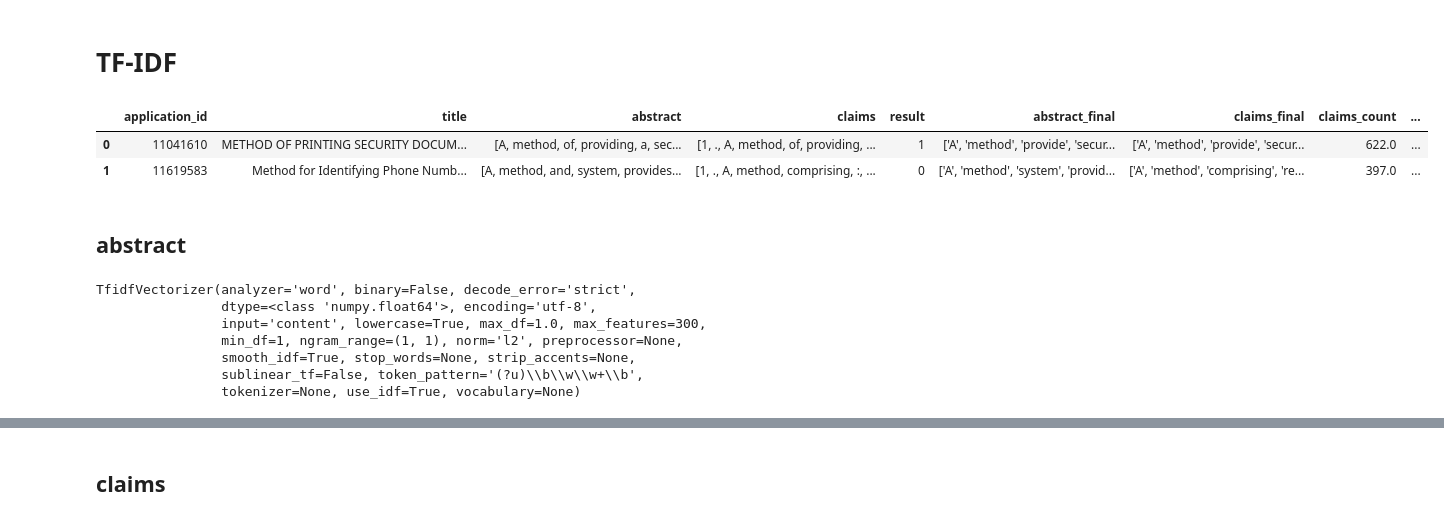
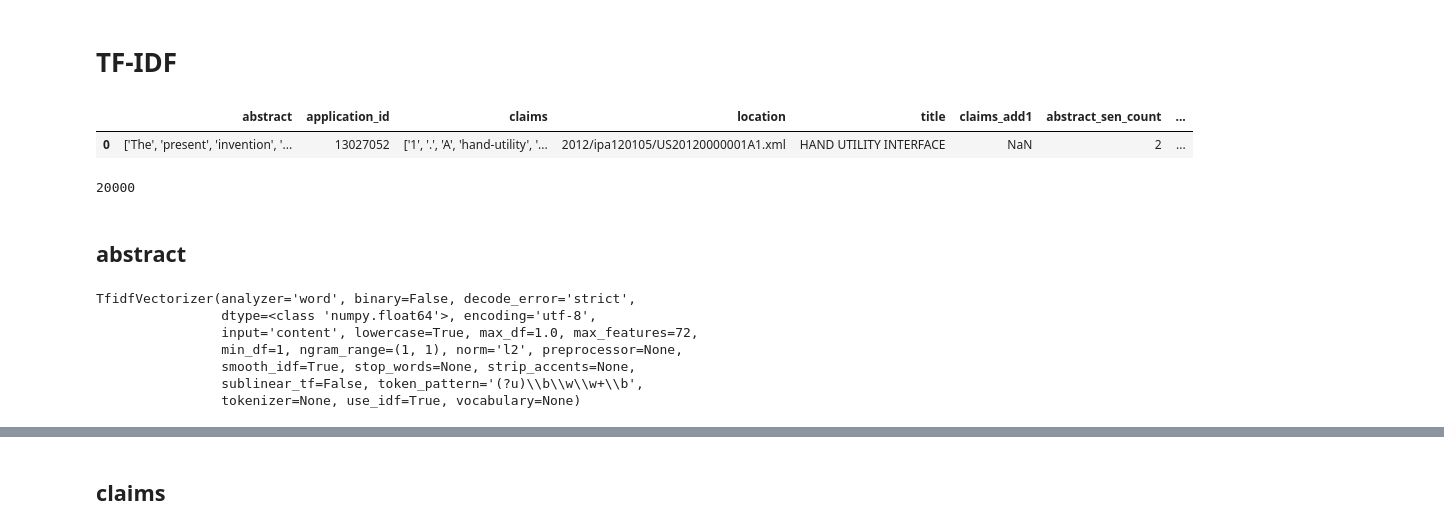
Before and after one commit to Catchy1997/DLPAP, a Jupyter notebook: model_dlpap/Corpus process+TF-IDF vector.ipynb, the cells around one changed output, grey strips where cells are left out. Drawn from its saved outputs; the diff is of its cells as text; code cells hidden in the pictures.

```diff
--- a/model_dlpap/Corpus process+TF-IDF vector.ipynb
+++ b/model_dlpap/Corpus process+TF-IDF vector.ipynb
@@ -21,6 +16,5 @@ from sklearn.metrics import accuracy_score
 # %% [markdown]
 # 文本处理
 # %%
-data = pd.read_excel(
-    r"E:/Pythonworkspace/patent/process_data/sample3_G-06-F-17/textual/patent_text_2010.xlsx", encoding='utf-8')
+data = pd.read_excel(r"/home/hxjiang/Pythonworkspace/patent/sample20000/after_process.xlsx", encoding='utf-8')
 # %%
@@ -37,3 +31,13 @@ len(data)
+# %%
+for index, claims in enumerate(tqdm(data['claims_add1'], ncols=60)):
+    if type(claims) == str:
+        claims = data['claims'][index] + " " + claims
+        data.loc[index, 'claims'] = claims
+# %%
+for index, claims in enumerate(tqdm(data['claims_add2'], ncols=60)):
+    if type(claims) == str:
+        claims = data['claims'][index] + " " + claims
+        data.loc[index, 'claims'] = claims
 # %% [markdown]
 ## 分句
 # %%
@@ -54,7 +58,7 @@ for index, claims in enumerate(tqdm(data['claims'], ncols=70)):
     tokens = sent_tokenize(claims)
     token_list = []
     for token in tokens:
-        if len(token) < 3:
+        if len(token) < 10:
             pass
         else:
             token_list.append(token)
@@ -212,20 +425,23 @@ data.to_excel(
 # %% [markdown]
 # TF-IDF
 # %%
-data.head(2)
+data.head(1)
 # %% [output]
-|  | application_id | title | abstract | claims | result | abstract_final | claims_final | claims_count | ... |
-| 0 | 11041610 | METHOD OF PRINTING SECURITY DOCUM... | [A, method, of, providing, a, sec... | [1, ., A, method, of, providing, ... | 1 | ['A', 'method', 'provide', 'secur... | ['A', 'method', 'provide', 'secur... | 622.0 | ... |
-| 1 | 11619583 | Method for Identifying Phone Numb... | [A, method, and, system, provides... | [1, ., A, method, comprising, :, ... | 0 | ['A', 'method', 'system', 'provid... | ['A', 'method', 'comprising', 're... | 397.0 | ... |
+|  | abstract | application_id | claims | location | title | claims_add1 | abstract_sen_count | ... |
+| 0 | ['The', 'present', 'invention', '... | 13027052 | ['1', '.', 'A', 'hand-utility', '... | 2012/ipa120105/US20120000001A1.xml | HAND UTILITY INTERFACE | NaN | 2 | ... |
+# %%
+len(data)
+# %% [output]
+20000
 # %% [markdown]
 ## abstract
 # %%
-Tfidf_vect_abs = TfidfVectorizer(max_features=300)
+Tfidf_vect_abs = TfidfVectorizer(max_features=72)
 Tfidf_vect_abs.fit(data['abstract_final'])
 # %% [output]
 TfidfVectorizer(analyzer='word', binary=False, decode_error='strict',
                 dtype=<class 'numpy.float64'>, encoding='utf-8',
-                input='content', lowercase=True, max_df=1.0, max_features=300,
+                input='content', lowercase=True, max_df=1.0, max_features=72,
                 min_df=1, ngram_range=(1, 1), norm='l2', preprocessor=None,
                 smooth_idf=True, stop_words=None, strip_accents=None,
                 sublinear_tf=False, token_pattern='(?u)\\b\\w\\w+\\b',
```
Also changed, not shown: parts of 35 cells of this notebook, 20 other files.
